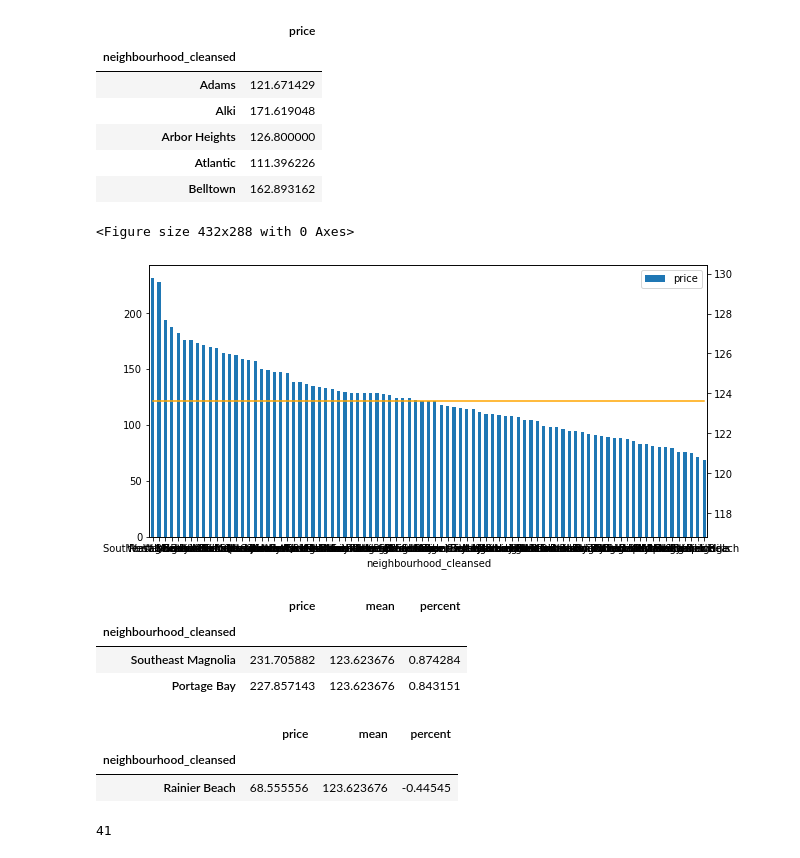
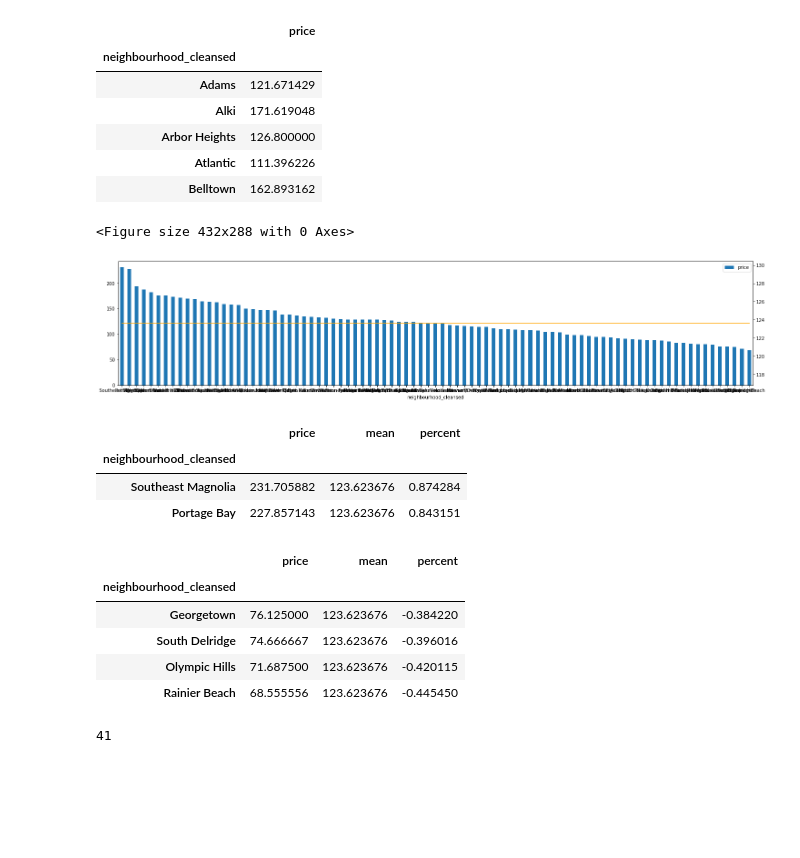
Before and after one commit to gustavo-leandro/Airbnb-analysis-Boston-and-Seattle, a Jupyter notebook: 3 - Prices in neighborhoods.ipynb, the cells around one changed output. Saved outputs shown, nothing was run; the diff lists cells and outputs as text; code cells hidden in the pictures; blank space fills up the shorter version.

```diff
--- a/3 - Prices in neighborhoods.ipynb
+++ b/3 - Prices in neighborhoods.ipynb
@@ -181,14 +181,14 @@ df_neighbour_seattle['mean'] = df_neighbour_seattle['price'].mean()
 df_neighbour_seattle=df_neighbour_seattle.sort_values(by='price', ascending=False)
 # %%
 fig = plt.figure()
-ax = df_neighbour_seattle[['price']].plot(figsize=(10,5), kind='bar')
+ax = df_neighbour_seattle[['price']].plot(figsize=(25,5), kind='bar')
 plt.xticks(rotation=0)
 ax2 = ax.twinx()
 ax2.plot(ax.get_xticks(), df_neighbour_seattle[['mean']], color='orange')
 plt.show()
 # %% [output]
 <Figure size 432x288 with 0 Axes>
-[figure, old version]
+[figure, new version]
 # %%
 # create a column with the percentage difference between the average price by neighbourhood and the average price of dataset
 df_neighbour_seattle['percent'] = (df_neighbour_seattle['price']/df_neighbour_seattle['mean'])-1
@@ -201,11 +201,14 @@ df_neighbour_seattle.head(2)
 | Portage Bay | 227.857143 | 123.623676 | 0.843151 |
 # %%
 # look at the highest negative difference
-df_neighbour_seattle.tail(1)
+df_neighbour_seattle.tail(4)
 # %% [output]
 |  | price | mean | percent |
 | neighbourhood_cleansed |  |  |  |
-| Rainier Beach | 68.555556 | 123.623676 | -0.44545 |
+| Georgetown | 76.125000 | 123.623676 | -0.384220 |
+| South Delridge | 74.666667 | 123.623676 | -0.396016 |
+| Olympic Hills | 71.687500 | 123.623676 | -0.420115 |
+| Rainier Beach | 68.555556 | 123.623676 | -0.445450 |
 # %%
 # look the number of neighbourhoods with average prices higher than the average price of Seattle
 len(df_neighbour_seattle[df_neighbour_seattle['price']>df_neighbour_seattle['mean']])
```
Also changed, not shown: parts of 1 cell of this notebook, 4 other files.
